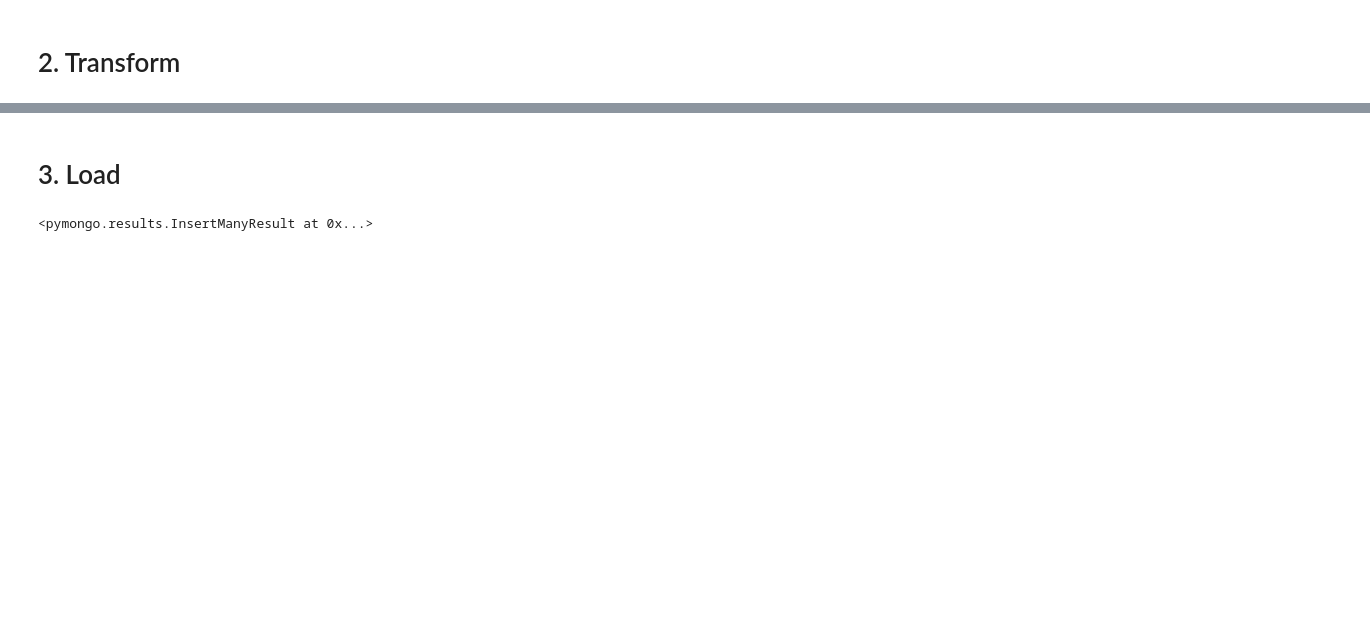
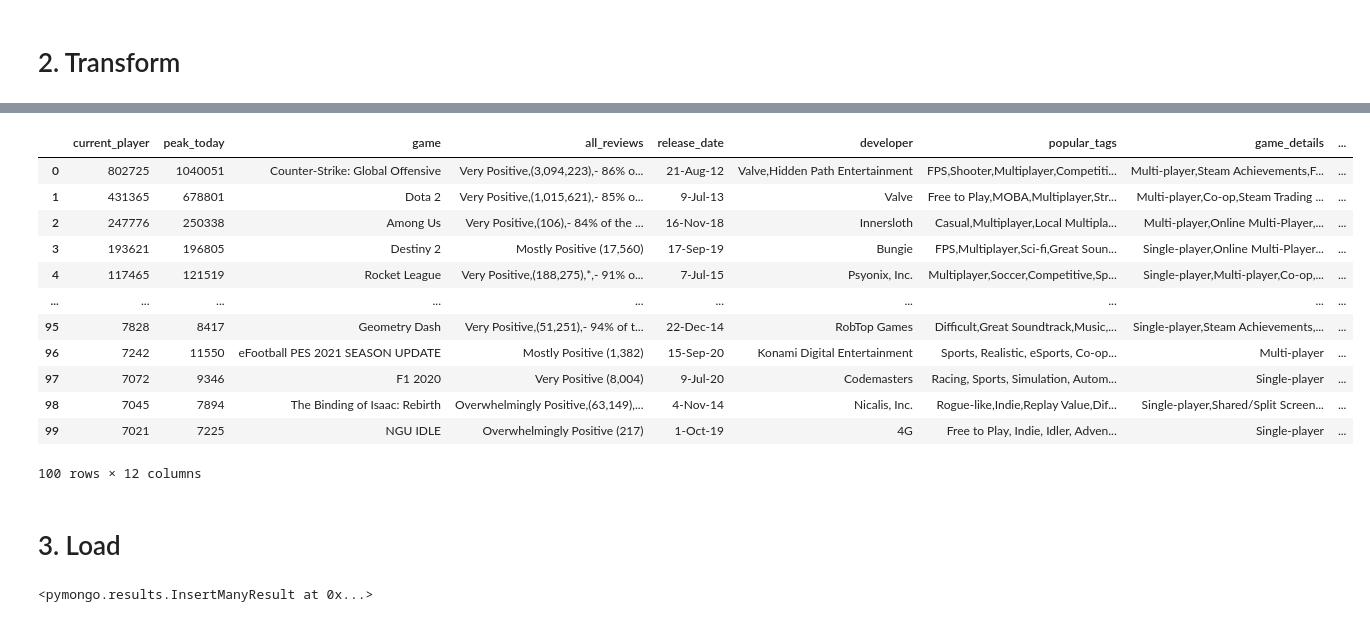
Before and after one commit to cbragg3136/ETL_steam_top_100, a Jupyter notebook: steam_mongodb.ipynb, the cells around one changed output, grey strips where cells are left out. Saved outputs shown, nothing was run; the diff lists cells and outputs as text; code cells hidden in the pictures; blank space fills up the shorter version.

```diff
--- a/steam_mongodb.ipynb
+++ b/steam_mongodb.ipynb
@@ -165,3 +184,24 @@ merge_df.head()
+# %%
+# read the updated csv file to a pandas DataFrame.
+# This is the final compiled data file to be put into the database.
+steam_100 = pd.read_csv('merge_edits.csv', encoding= 'unicode_escape').fillna('')
+del steam_100['Unnamed: 0']
+steam_final_df = steam_100.sort_values(by=['current_player'], ascending=False).reset_index(drop=True)
+steam_final_df
+# %% [output]
+|  | current_player | peak_today | game | all_reviews | release_date | developer | popular_tags | game_details | ... |
+| 0 | 802725 | 1040051 | Counter-Strike: Global Offensive | Very Positive,(3,094,223),- 86% o... | 21-Aug-12 | Valve,Hidden Path Entertainment | FPS,Shooter,Multiplayer,Competiti... | Multi-player,Steam Achievements,F... | ... |
+| 1 | 431365 | 678801 | Dota 2 | Very Positive,(1,015,621),- 85% o... | 9-Jul-13 | Valve | Free to Play,MOBA,Multiplayer,Str... | Multi-player,Co-op,Steam Trading ... | ... |
+| 2 | 247776 | 250338 | Among Us | Very Positive,(106),- 84% of the ... | 16-Nov-18 | Innersloth | Casual,Multiplayer,Local Multipla... | Multi-player,Online Multi-Player,... | ... |
+| 3 | 193621 | 196805 | Destiny 2 | Mostly Positive (17,560) | 17-Sep-19 | Bungie | FPS,Multiplayer,Sci-fi,Great Soun... | Single-player,Online Multi-Player... | ... |
+| 4 | 117465 | 121519 | Rocket League | Very Positive,(188,275),*,- 91% o... | 7-Jul-15 | Psyonix, Inc. | Multiplayer,Soccer,Competitive,Sp... | Single-player,Multi-player,Co-op,... | ... |
+| ... | ... | ... | ... | ... | ... | ... | ... | ... | ... |
+| 95 | 7828 | 8417 | Geometry Dash | Very Positive,(51,251),- 94% of t... | 22-Dec-14 | RobTop Games | Difficult,Great Soundtrack,Music,... | Single-player,Steam Achievements,... | ... |
+| 96 | 7242 | 11550 | eFootball PES 2021 SEASON UPDATE | Mostly Positive (1,382) | 15-Sep-20 | Konami Digital Entertainment | Sports, Realistic, eSports, Co-op... | Multi-player | ... |
+| 97 | 7072 | 9346 | F1 2020 | Very Positive (8,004) | 9-Jul-20 | Codemasters | Racing, Sports, Simulation, Autom... | Single-player | ... |
+| 98 | 7045 | 7894 | The Binding of Isaac: Rebirth | Overwhelmingly Positive,(63,149),... | 4-Nov-14 | Nicalis, Inc. | Rogue-like,Indie,Replay Value,Dif... | Single-player,Shared/Split Screen... | ... |
+| 99 | 7021 | 7225 | NGU IDLE | Overwhelmingly Positive (217) | 1-Oct-19 | 4G | Free to Play, Indie, Idler, Adven... | Single-player | ... |
+100 rows × 12 columns
 # %% [markdown]
 # 3. Load
 # %%
```
Also changed, not shown: parts of 16 cells of this notebook, 1 other file.
